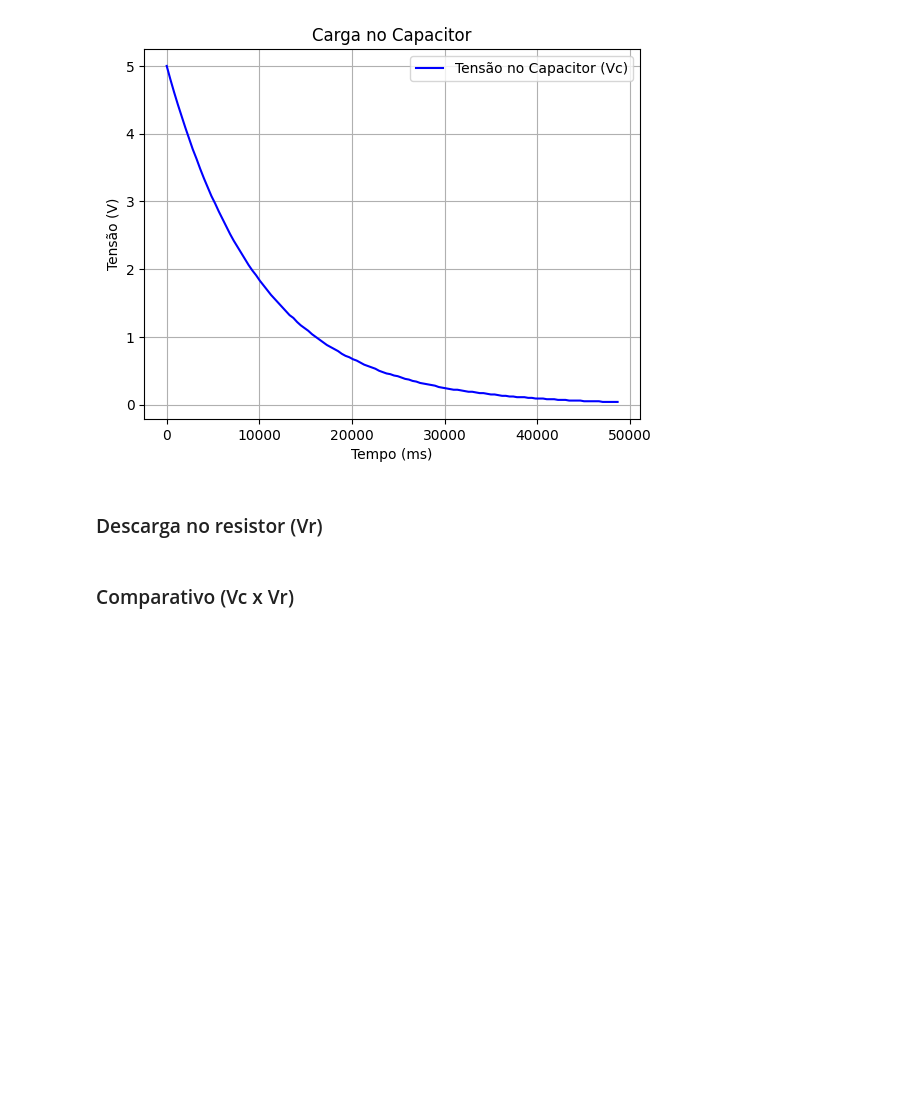
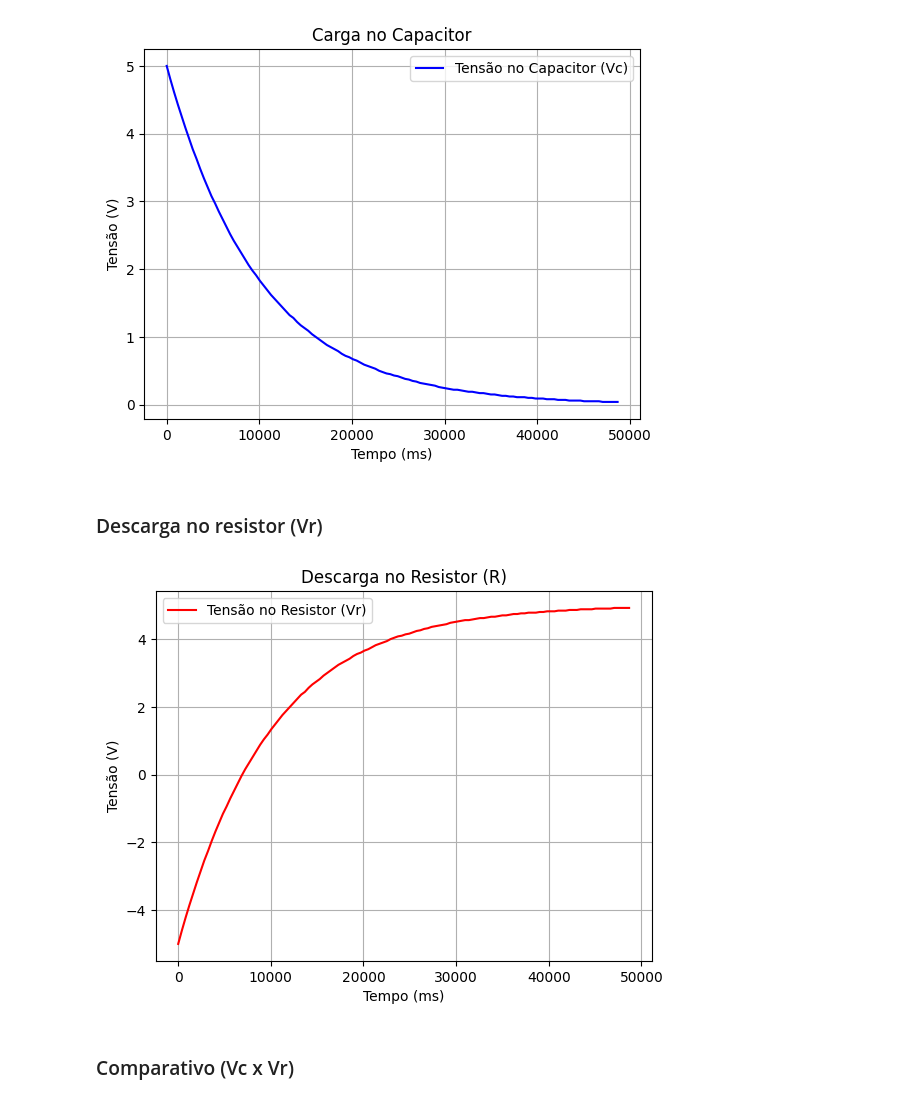
Before and after one commit to deborangueira/relatorio_circuito_resistor_capacitor, a Jupyter notebook: src/analise_rc.ipynb, the cells around one changed output. Cells and saved outputs as stored; diff of their text form; code cells hidden in the pictures; blank space fills up the shorter version.

```diff
--- a/src/analise_rc.ipynb
+++ b/src/analise_rc.ipynb
@@ -41,5 +46,22 @@ plt.show()
 # %% [markdown]
 
 ### Descarga no resistor (Vr)
+# %%
+df["Vr"] = df["Vin"] - df["Vc"] # Calcular a tensão no resistor
+
+plt.figure()
+
+plt.plot(df["tempo"], df["Vr"], color='red', label='Tensão no Resistor (Vr)')
+plt.title("Descarga no Resistor (R)")
+plt.xlabel("Tempo (ms)")
+plt.ylabel("Tensão (V)")
+plt.grid(True)
+plt.legend()
+plt.show()
+
+plt.savefig("grafico_descarga.png", dpi=150, bbox_inches="tight")
+plt.close()
+# %% [output]
+[figure, added]
 # %% [markdown]
 ### Comparativo (Vc x Vr)
```
Also changed, not shown: parts of 2 cells of this notebook, 3 other files.
